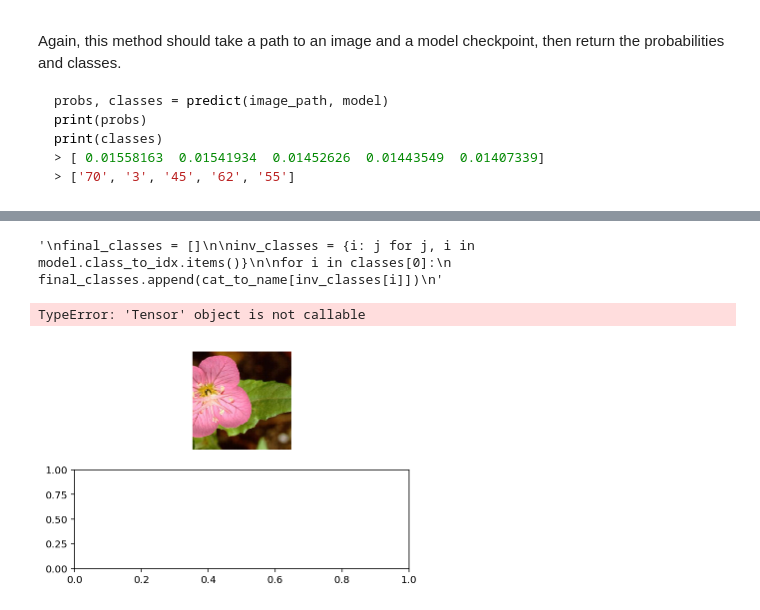
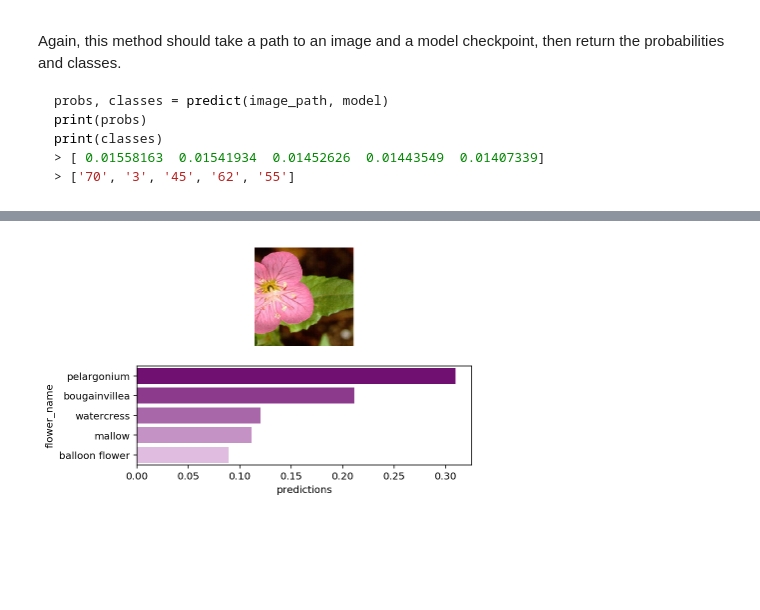
Before and after one commit to jim2236/Image_Classifier_Udacity, a Jupyter notebook: Image Classifier Project.ipynb, the cells around one changed output, grey strips where cells are left out. Drawn from its saved outputs; the diff is of its cells as text; code cells hidden in the pictures; blank space fills up the shorter version.

```diff
--- a/Image Classifier Project.ipynb
+++ b/Image Classifier Project.ipynb
@@ -473,68 +439,48 @@ Now that you can use a trained model for predictions, check to make sure it make
 <img src='assets/inference_example.png' width=300px>
 
 You can convert from the class integer encoding to actual flower names with the `cat_to_name.json` file (should have been loaded earlier in the notebook). To show a PyTorch tensor as an image, use the `imshow` function defined above.
-# %%
-'''
-final_classes = []
-
-inv_classes = {i: j for j, i in model.class_to_idx.items()}
-
-for i in classes[0]:
-    final_classes.append(cat_to_name[inv_classes[i]])
-'''
-# %% [output]
-'\nfinal_classes = []\n\ninv_classes = {i: j for j, i in model.class_to_idx.items()}\n\nfor i in classes[0]:\n    final_classes.append(cat_to_name[inv_classes[i]])\n'
 # %%
 # TODO: Display an image along with the top 5 classes
 
-#image_path = '/home/workspace/aipnd-project/flowers/test/1/'
-#image = filepath + 'flowers/test/1/image_06760.jpg'
 filepath = '/home/workspace/aipnd-project/'
 image_path = '/home/workspace/aipnd-project/flowers/test/1/'
 image = image_path + 'image_06760.jpg'
 
-
 with open('cat_to_name.json', 'r') as f:
     mapping = json.load(f)
 
-final_classes = []
-
-inv_classes = {i: j for j, i in model.class_to_idx.items()}
-
-for i in inv_classes.keys():   #[0]:
-    final_classes.append(cat_to_name[inv_classes[i]])
-
-
 flower_name = mapping[image_path.split('/')[-2]]
-
-#plt.figure(figsize = (10,10))
-#ax = plt.subplot(2,1,1)
 
 fig, (ax1, ax2) = plt.subplots(2,1)
 
-plt.title(flower_name)
+#plt.title(flower_name)
 image = process_image(image)
 imshow(image, ax1)
 ax1.axis("off")
 
 
 # predict
 model = load_checkpoint(filepath + 'checkpoint.pth')
 
-#top_probs, top_labels = predict(image_path, model)
+top_probs, top_labels = predict(image_path, model)
 
-top_probs, top_labels, top_flowers = predict(image_path, model)
+#top_probs, top_labels, top_flowers = predict(image_path, model)
 
+# Create a pandas dataframe joining class to flower_name
+labels = pd.DataFrame({'class': pd.Series(model.class_to_idx), 'flower_name': pd.Series(cat_to_name)})
+labels = labels.set_index('class')
 
+# Limit the dataframe to top labels and add their predictions
+labels = labels.iloc[top_labels[0]]
+labels['predictions'] = top_probs[0]
 
 # creating a separate subplot
 plt.subplot(2,1,2)
 
 # setting the color pallete to purple with seaborn
 with sns.light_palette('purple', reverse=True):
-    sns.barplot(x=top_probs, y=top_flowers)
+    sns.barplot(x=labels['predictions'], y=labels['flower_name'])
 
 plt.show()
 # %% [output]
-TypeError: 'Tensor' object is not callable
-[figure, old version]
+[figure, new version]
```
Also changed, not shown: parts of 3 cells of this notebook, 1 other file.
